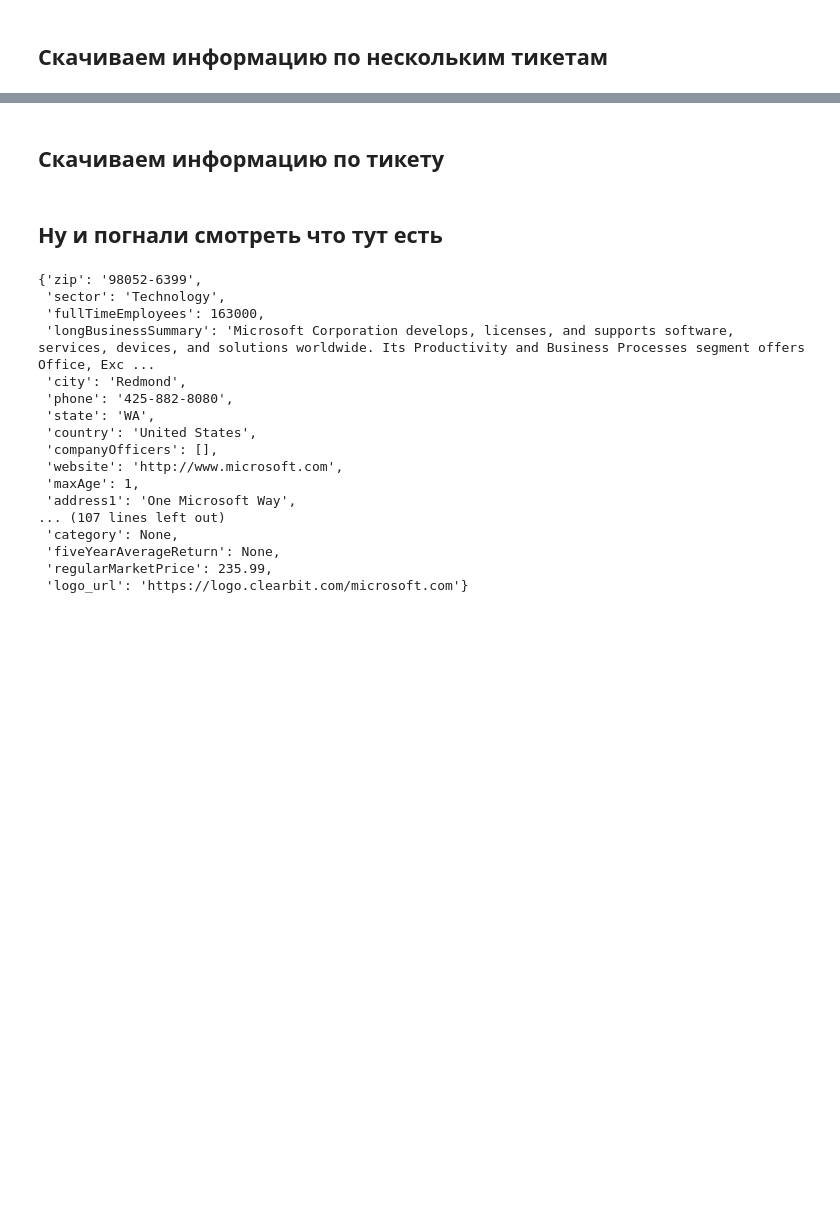
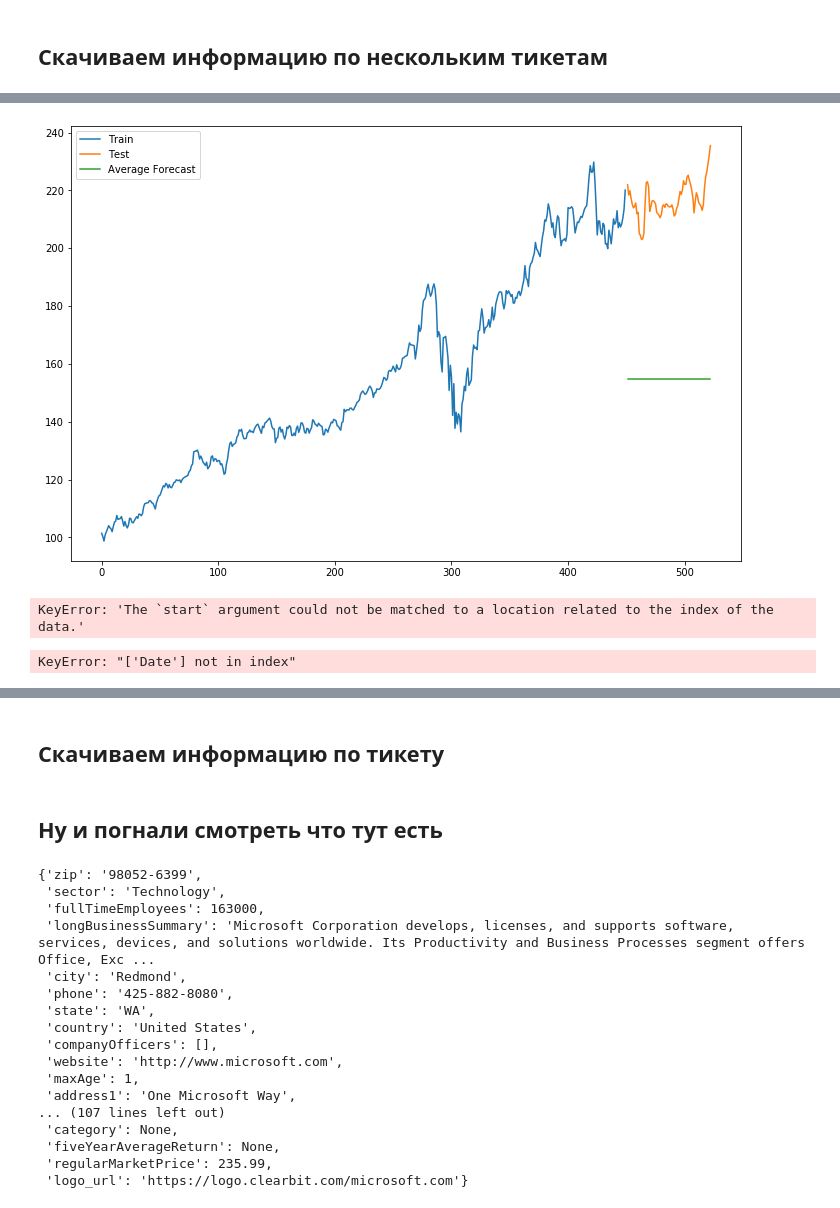
Before and after one commit to comptech-winter-school/stock-news, a Jupyter notebook: additional/examples/yahoo_finance_api.ipynb, the cells around one changed output, grey strips where cells are left out. Drawn from its saved outputs; the diff is of its cells as text; code cells hidden in the pictures; blank space fills up the shorter version.

```diff
--- a/additional/examples/yahoo_finance_api.ipynb
+++ b/additional/examples/yahoo_finance_api.ipynb
@@ -24,0 +98,27 @@ tickers
+# %%
+y_hat_avg = test.copy()
+y_hat_avg['avg_forecast'] = train['avg'].mean()
+plt.figure(figsize=(12,8))
+plt.plot(train['avg'], label='Train')
+plt.plot(test['avg'], label='Test')
+plt.plot(y_hat_avg['avg_forecast'], label='Average Forecast')
+plt.legend(loc='best')
+plt.show()
+# %% [output]
+[figure, added]
+# %%
+y_hat_avg = test.copy()
+fit1=sm.tsa.statespace.SARIMAX(train.avg, order=(2, 1, 4),seasonal_order=(0,1,1,7)).fit()
+y_hat_avg['SARIMA'] = fit1.predict(start="20201-01-01", end="2021-01-29", dynamic=True)
+plt.figure(figsize=(16,8))
+plt.plot( train['avg'], label='Train')
+plt.plot(test['avg'], label='Test')
+plt.plot(y_hat_avg['SARIMA'], label='SARIMA')
+plt.legend(loc='best')
+plt.show()
+# %% [output]
+KeyError: 'The `start` argument could not be matched to a location related to the index of the data.'
+# %%
+tickers[['Date', 'avg']].set_index('Date').plot()
+# %% [output]
+KeyError: "['Date'] not in index"
```
Also changed, not shown: parts of 15 cells of this notebook, 1 other file.
